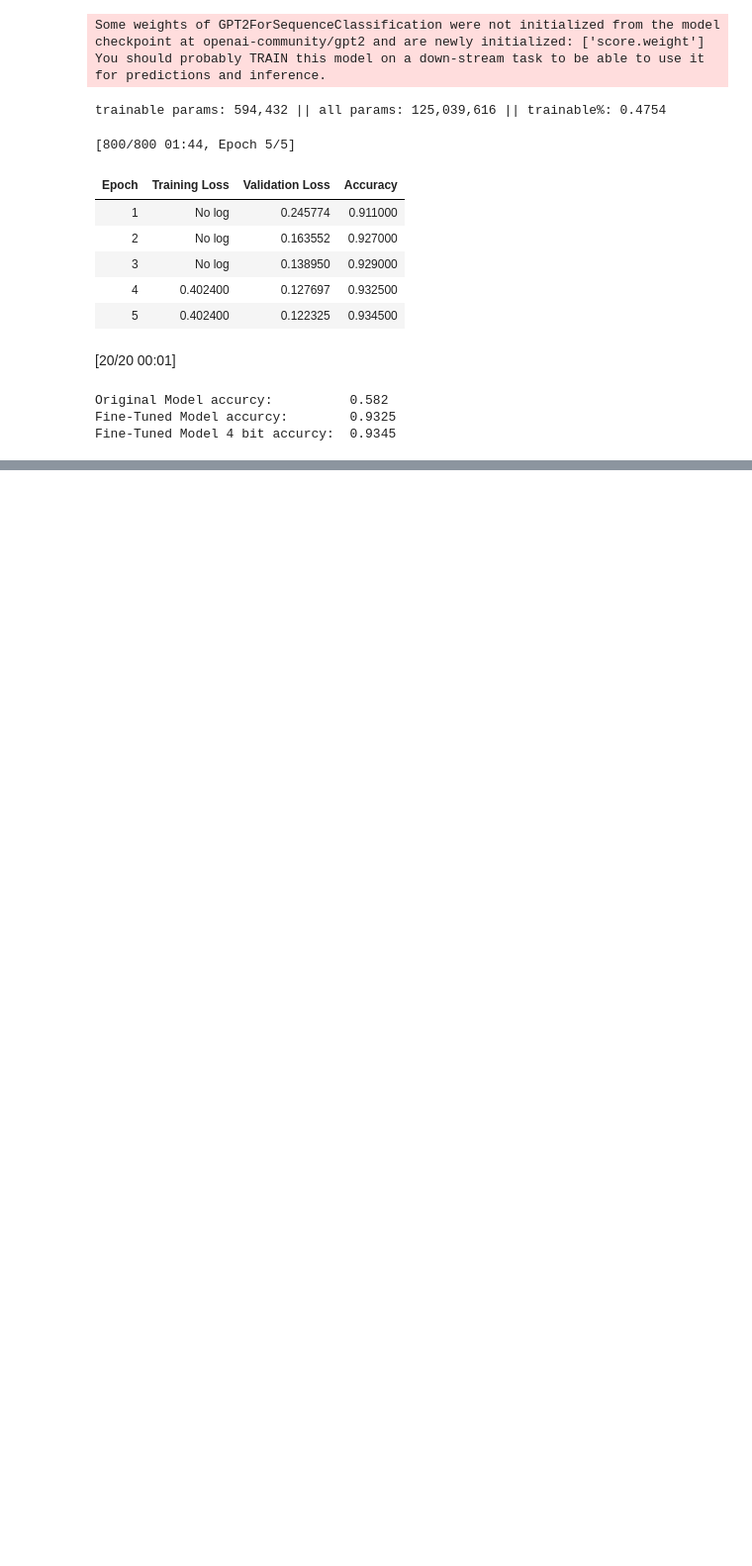
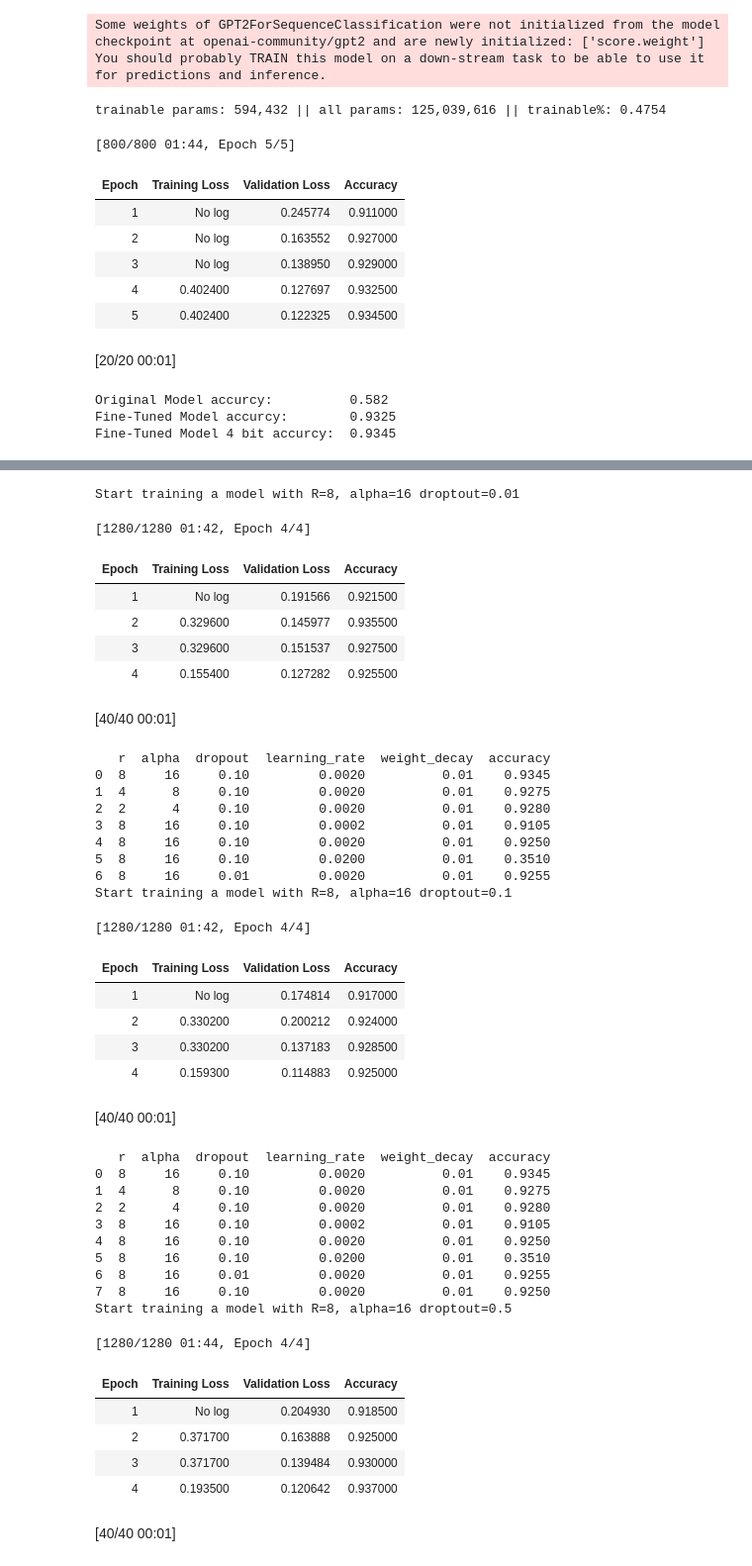
Before and after one commit to apichlkostner/generated_ai_project_1, a Jupyter notebook: LightweightFineTuning.ipynb, the cells around one changed output, grey strips where cells are left out. Shown at 99% size. Cells and saved outputs as stored; diff of their text form; code cells hidden in the pictures; blank space fills up the shorter version.

```diff
--- a/LightweightFineTuning.ipynb
+++ b/LightweightFineTuning.ipynb
@@ -363,0 +562,61 @@ Fine-Tuned Model 4 bit accurcy:  0.9345
+# %%
+for dropout in [0.01, 0.1, 0.5]:
+    learning_rate = 2e-3
+    r = 8
+    weight_decay = 0.01
+    alpha = 2 * r
+    config = create_lora_config(r, alpha, dropout)
+    model = create_lora_model(config)
+    trainer = create_trainer(model, learning_rate, weight_decay)
+
+    print("Start training a model with R={}, alpha={} droptout={}".format(r, alpha, dropout))
+
+    trainer.train()
+    eval = trainer.evaluate()
+
+    accuracy = eval['eval_accuracy']
+    results.append({'r': r, 'alpha': alpha, 'dropout': dropout, 'learning_rate':learning_rate, 'weight_decay': weight_decay, 'accuracy': accuracy})
+    df_results = pd.DataFrame(results)
+    print(df_results)
+# %% [output]
+Start training a model with R=8, alpha=16 droptout=0.01
+[1280/1280 01:42, Epoch 4/4]
+| Epoch | Training Loss | Validation Loss | Accuracy |
+| 1 | No log | 0.191566 | 0.921500 |
+| 2 | 0.329600 | 0.145977 | 0.935500 |
+| 3 | 0.329600 | 0.151537 | 0.927500 |
+| 4 | 0.155400 | 0.127282 | 0.925500 |
+[40/40 00:01]
+   r  alpha  dropout  learning_rate  weight_decay  accuracy
+0  8     16     0.10         0.0020          0.01    0.9345
+1  4      8     0.10         0.0020          0.01    0.9275
+2  2      4     0.10         0.0020          0.01    0.9280
+3  8     16     0.10         0.0002          0.01    0.9105
+4  8     16     0.10         0.0020          0.01    0.9250
+5  8     16     0.10         0.0200          0.01    0.3510
+6  8     16     0.01         0.0020          0.01    0.9255
+Start training a model with R=8, alpha=16 droptout=0.1
+[1280/1280 01:42, Epoch 4/4]
+| Epoch | Training Loss | Validation Loss | Accuracy |
+| 1 | No log | 0.174814 | 0.917000 |
+| 2 | 0.330200 | 0.200212 | 0.924000 |
+| 3 | 0.330200 | 0.137183 | 0.928500 |
+| 4 | 0.159300 | 0.114883 | 0.925000 |
+[40/40 00:01]
+   r  alpha  dropout  learning_rate  weight_decay  accuracy
+0  8     16     0.10         0.0020          0.01    0.9345
+1  4      8     0.10         0.0020          0.01    0.9275
+2  2      4     0.10         0.0020          0.01    0.9280
+3  8     16     0.10         0.0002          0.01    0.9105
+4  8     16     0.10         0.0020          0.01    0.9250
+5  8     16     0.10         0.0200          0.01    0.3510
+6  8     16     0.01         0.0020          0.01    0.9255
+7  8     16     0.10         0.0020          0.01    0.9250
+Start training a model with R=8, alpha=16 droptout=0.5
+[1280/1280 01:44, Epoch 4/4]
+| Epoch | Training Loss | Validation Loss | Accuracy |
+| 1 | No log | 0.204930 | 0.918500 |
+| 2 | 0.371700 | 0.163888 | 0.925000 |
+| 3 | 0.371700 | 0.139484 | 0.930000 |
+| 4 | 0.193500 | 0.120642 | 0.937000 |
+[40/40 00:01]
```
Also changed, not shown: parts of 10 cells of this notebook.
